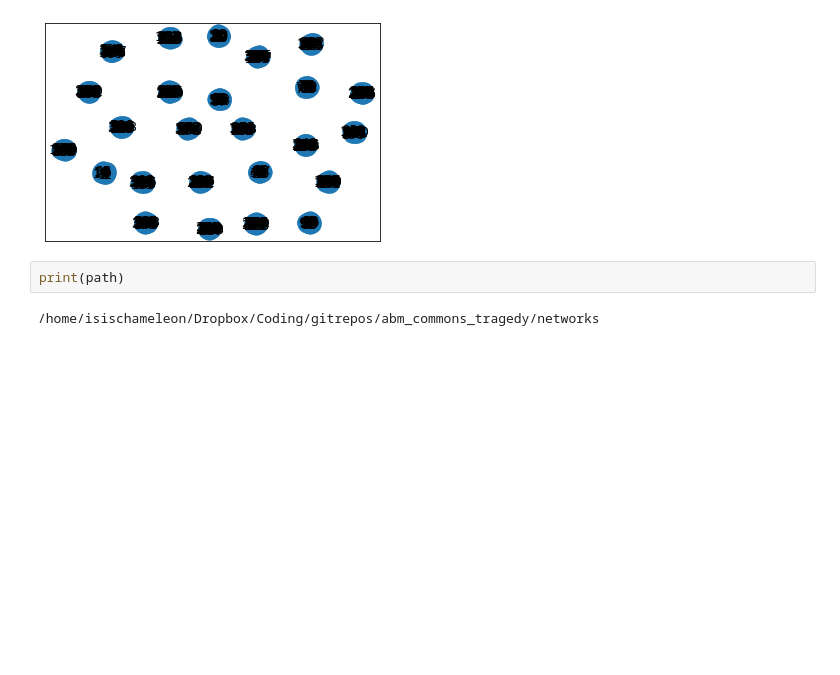
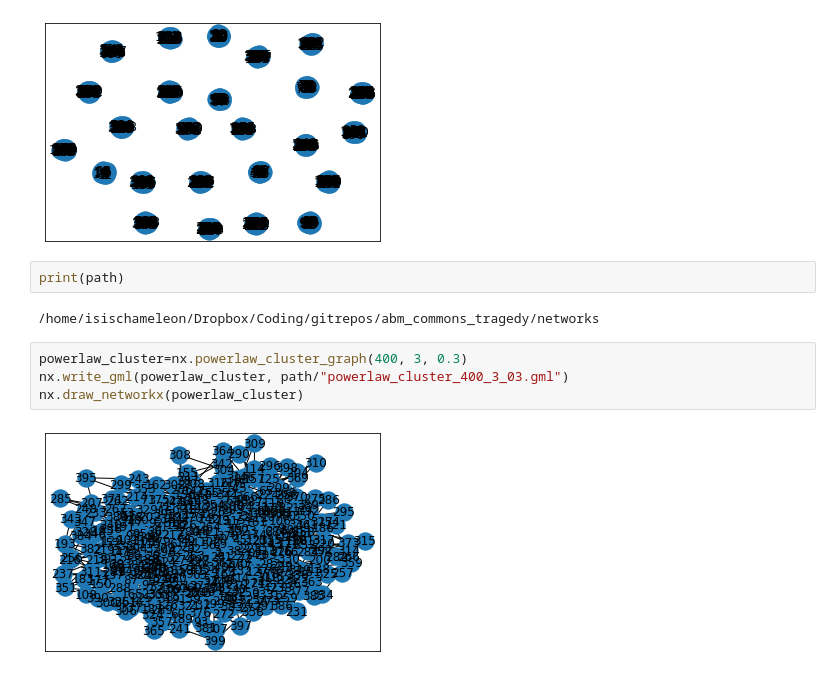
Before and after one commit to IsisChameleon/abm_commons_tragedy, a Jupyter notebook: Networkx-commons.ipynb, the cells around one changed output. Saved outputs shown, nothing was run; the diff lists cells and outputs as text; blank space fills up the shorter version.

```diff
--- a/Networkx-commons.ipynb
+++ b/Networkx-commons.ipynb
@@ -116,3 +116,9 @@ nx.draw_networkx(caveman)
 print(path)
 # %% [output]
 /home/isischameleon/Dropbox/Coding/gitrepos/abm_commons_tragedy/networks
+# %%
+powerlaw_cluster=nx.powerlaw_cluster_graph(400, 3, 0.3)
+nx.write_gml(powerlaw_cluster, path/"powerlaw_cluster_400_3_03.gml")
+nx.draw_networkx(powerlaw_cluster)
+# %% [output]
+[figure, added]
```
Also changed, not shown: 11 other files.
